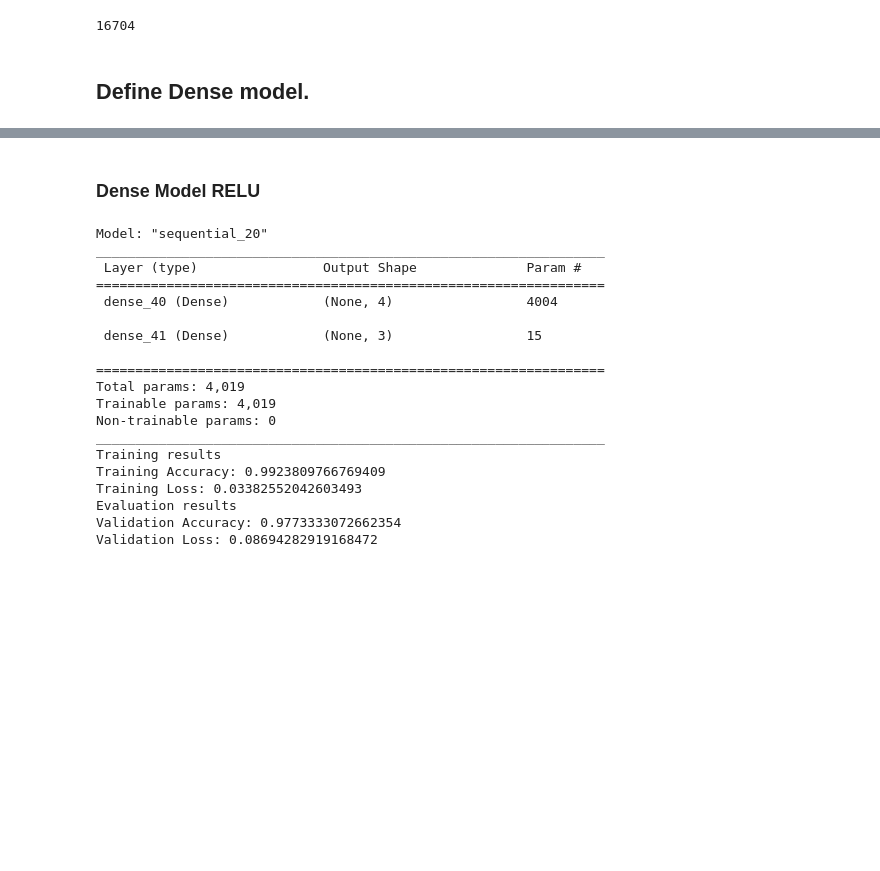
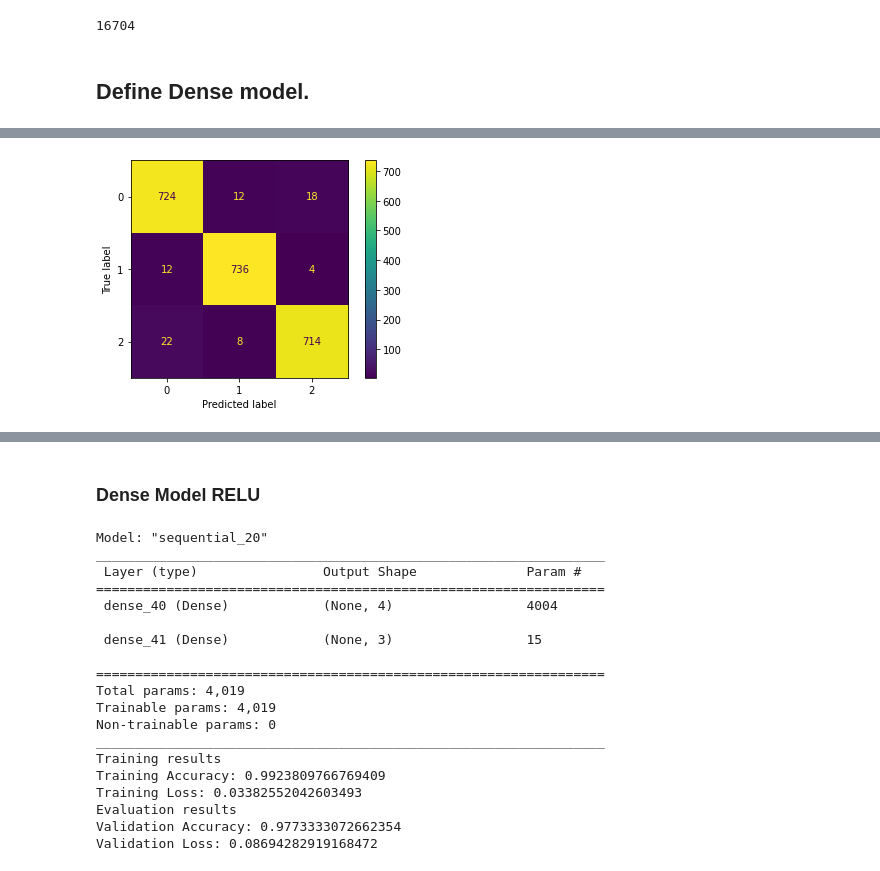
Before and after one commit to veysiadn/acustic-emission-models, a Jupyter notebook: convert_deploy.ipynb, the cells around one changed output, grey strips where cells are left out. Saved outputs shown, nothing was run; the diff lists cells and outputs as text; code cells hidden in the pictures; blank space fills up the shorter version.

```diff
--- a/convert_deploy.ipynb
+++ b/convert_deploy.ipynb
@@ -867,0 +964,8 @@ Validation Loss: 0.07003500312566757
+# %%
+from sklearn.metrics import confusion_matrix
+from sklearn.metrics import ConfusionMatrixDisplay
+y_pred = dense_model.predict(x_test)
+y_pred = np.argmax(y_pred, axis=1)
+cm = confusion_matrix(y_test, y_pred)
+cm_display = ConfusionMatrixDisplay(cm).plot()
+# %% [output]
@@ -867,0 +973 @@ Validation Loss: 0.07003500312566757
+[figure, added]
```
Also changed, not shown: parts of 9 cells of this notebook, 1 other file.
